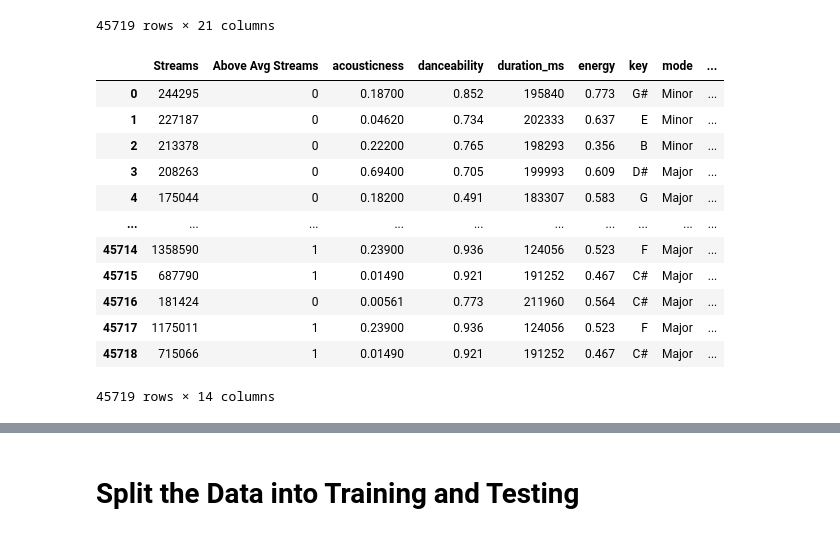
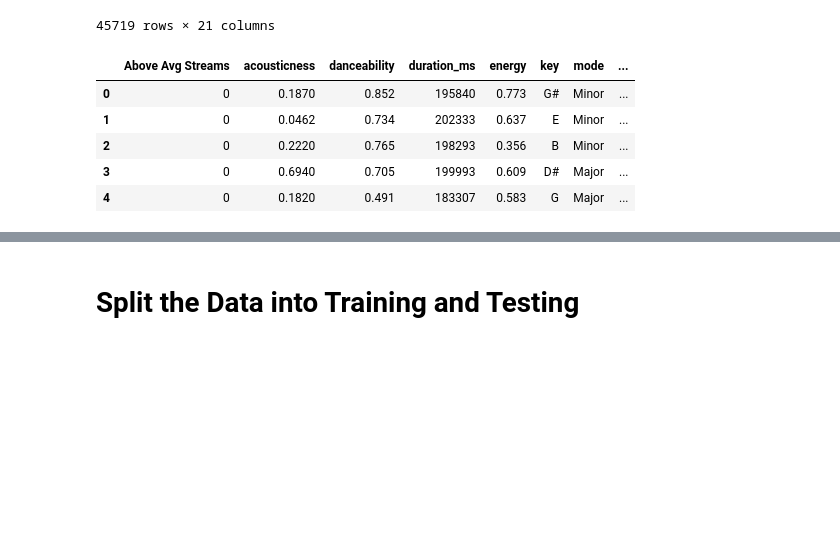
Before and after one commit to BrandonTur90/Spotify-Data-Analysis, a Jupyter notebook: ML_Testing_Code.ipynb, the cells around one changed output, grey strips where cells are left out. Drawn from its saved outputs; the diff is of its cells as text; code cells hidden in the pictures; blank space fills up the shorter version.

```diff
--- a/ML_Testing_Code.ipynb
+++ b/ML_Testing_Code.ipynb
@@ -49,20 +49,13 @@ song_df
 45719 rows × 21 columns
 # %%
 #  Remove all the non numeric value columns
-ml_df= song_df[['Streams', 'Above Avg Streams', 'acousticness', 'danceability', 'duration_ms', 'energy', 'key', 'mode', 'instrumentalness','liveness', 'loudness', 'speechiness', 'tempo', 'valence']]
+ml_df= song_df[[ 'Above Avg Streams', 'acousticness', 'danceability', 'duration_ms', 'energy', 'key', 'mode', 'instrumentalness','liveness', 'loudness', 'speechiness', 'tempo', 'valence']]
 
-ml_df
+ml_df.head()
 # %% [output]
-|  | Streams | Above Avg Streams | acousticness | danceability | duration_ms | energy | key | mode | ... |
-| 0 | 244295 | 0 | 0.18700 | 0.852 | 195840 | 0.773 | G# | Minor | ... |
-| 1 | 227187 | 0 | 0.04620 | 0.734 | 202333 | 0.637 | E | Minor | ... |
-| 2 | 213378 | 0 | 0.22200 | 0.765 | 198293 | 0.356 | B | Minor | ... |
-| 3 | 208263 | 0 | 0.69400 | 0.705 | 199993 | 0.609 | D# | Major | ... |
-| 4 | 175044 | 0 | 0.18200 | 0.491 | 183307 | 0.583 | G | Major | ... |
-| ... | ... | ... | ... | ... | ... | ... | ... | ... | ... |
-| 45714 | 1358590 | 1 | 0.23900 | 0.936 | 124056 | 0.523 | F | Major | ... |
-| 45715 | 687790 | 1 | 0.01490 | 0.921 | 191252 | 0.467 | C# | Major | ... |
-| 45716 | 181424 | 0 | 0.00561 | 0.773 | 211960 | 0.564 | C# | Major | ... |
-| 45717 | 1175011 | 1 | 0.23900 | 0.936 | 124056 | 0.523 | F | Major | ... |
-| 45718 | 715066 | 1 | 0.01490 | 0.921 | 191252 | 0.467 | C# | Major | ... |
+|  | Above Avg Streams | acousticness | danceability | duration_ms | energy | key | mode | ... |
+| 0 | 0 | 0.1870 | 0.852 | 195840 | 0.773 | G# | Minor | ... |
+| 1 | 0 | 0.0462 | 0.734 | 202333 | 0.637 | E | Minor | ... |
+| 2 | 0 | 0.2220 | 0.765 | 198293 | 0.356 | B | Minor | ... |
+| 3 | 0 | 0.6940 | 0.705 | 199993 | 0.609 | D# | Major | ... |
+| 4 | 0 | 0.1820 | 0.491 | 183307 | 0.583 | G | Major | ... |
-45719 rows × 14 columns
```
Also changed, not shown: parts of 11 cells of this notebook.
